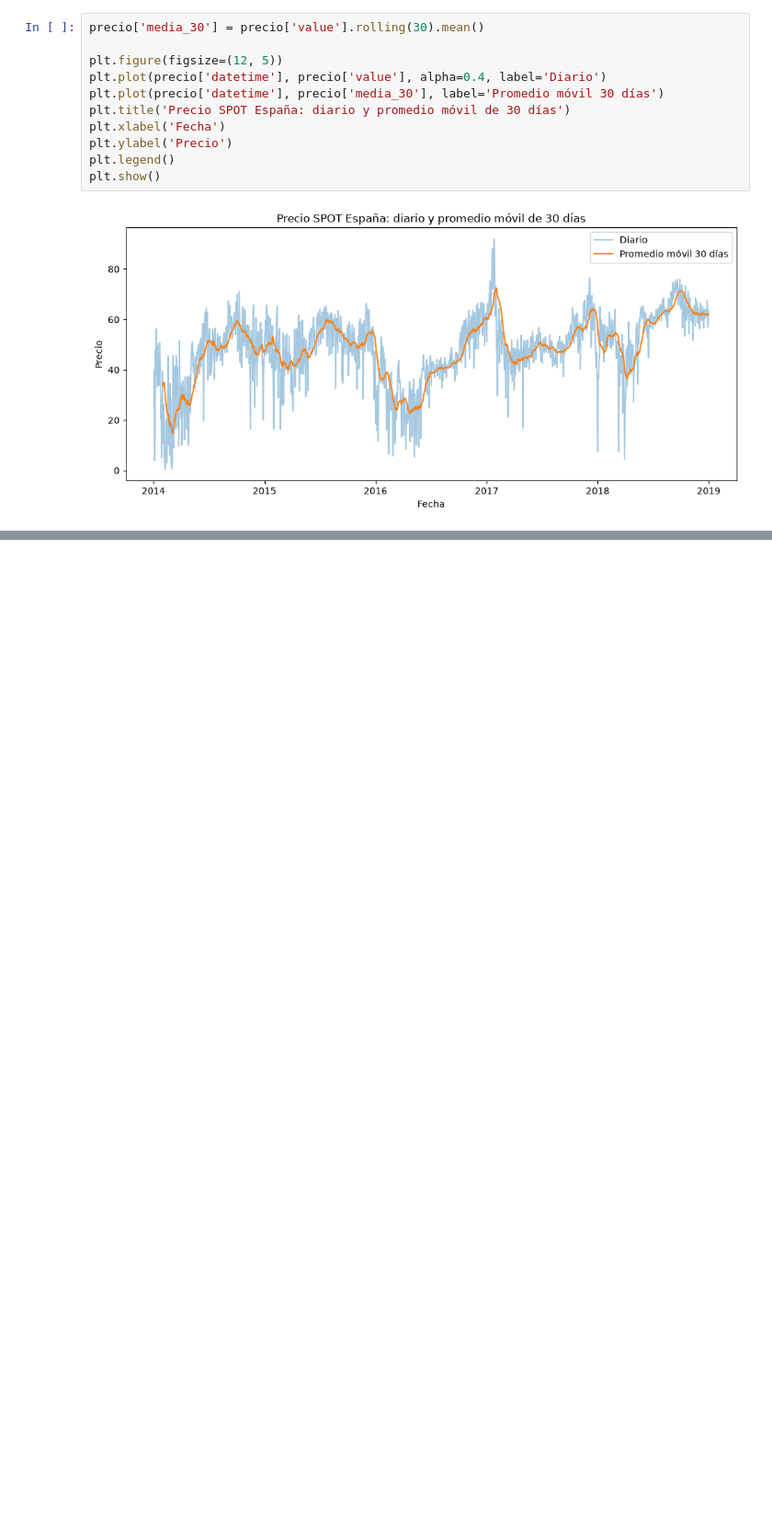
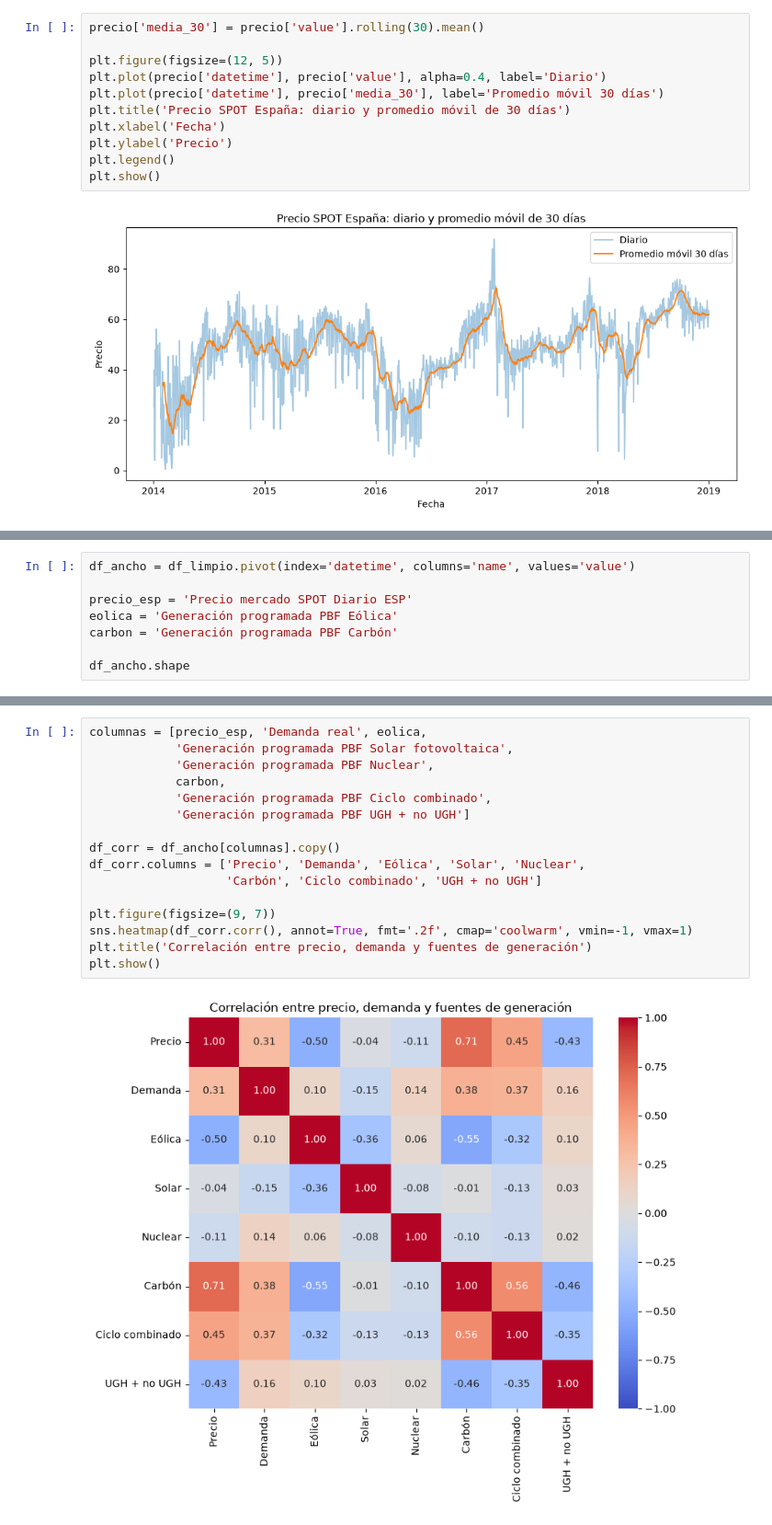
Before and after one commit to CarlosScura/reto-para-magos-de-datos, a Jupyter notebook: 02_energia_espana.ipynb, the cells around one changed output, grey strips where cells are left out. Shown at 92% size. Saved outputs shown, nothing was run; the diff lists cells and outputs as text; blank space fills up the shorter version.

Commit message:
Agrega tabla ancha con pivot, mapa de calor de correlaciones y dispersión del precio contra eólica y carbón

```diff
--- a/02_energia_espana.ipynb
+++ b/02_energia_espana.ipynb
@@ -507,0 +512,8 @@ plt.show()
+# %%
+df_ancho = df_limpio.pivot(index='datetime', columns='name', values='value')
+
+precio_esp = 'Precio mercado SPOT Diario ESP'
+eolica = 'Generación programada PBF Eólica'
+carbon = 'Generación programada PBF Carbón'
+
+df_ancho.shape
@@ -507,0 +532,18 @@ plt.show()
+# %%
+columnas = [precio_esp, 'Demanda real', eolica,
+            'Generación programada PBF Solar fotovoltaica',
+            'Generación programada PBF Nuclear',
+            carbon,
+            'Generación programada PBF Ciclo combinado',
+            'Generación programada PBF UGH + no UGH']
+
+df_corr = df_ancho[columnas].copy()
+df_corr.columns = ['Precio', 'Demanda', 'Eólica', 'Solar', 'Nuclear',
+                   'Carbón', 'Ciclo combinado', 'UGH + no UGH']
+
+plt.figure(figsize=(9, 7))
+sns.heatmap(df_corr.corr(), annot=True, fmt='.2f', cmap='coolwarm', vmin=-1, vmax=1)
+plt.title('Correlación entre precio, demanda y fuentes de generación')
+plt.show()
+# %% [output]
+[figure, added]
```
Also changed, not shown: parts of 10 cells of this notebook.
